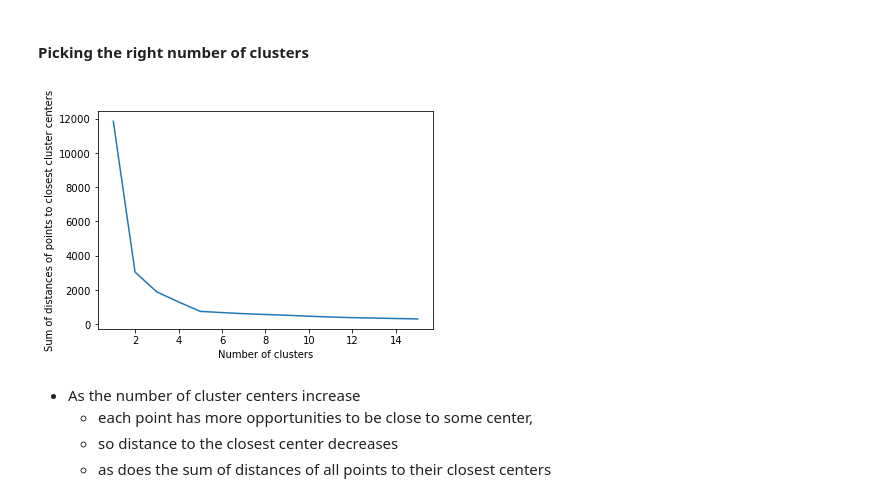
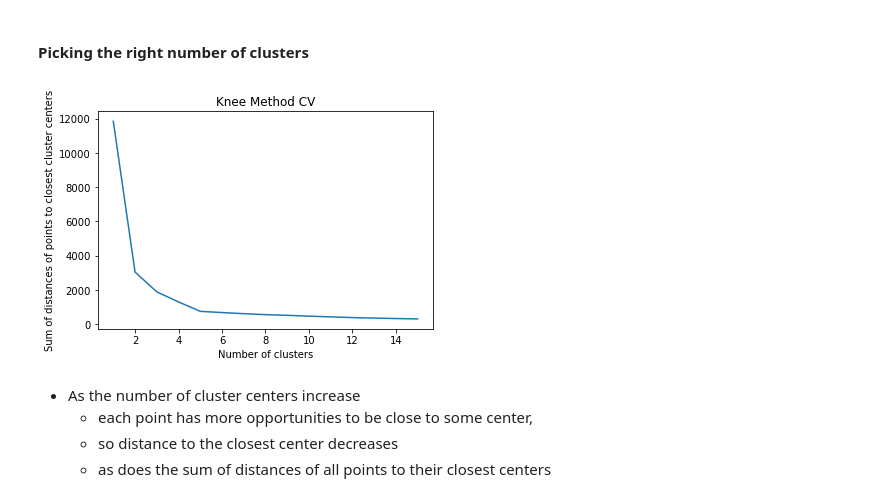
Before and after one commit to rohitashwachaks/MIS-S381N, a Jupyter notebook: Notebooks/Clustering 1 K-Means.ipynb, the cells around one changed output. Cells and saved outputs as stored; diff of their text form; code cells hidden in the pictures.

```diff
--- a/Notebooks/Clustering 1 K-Means.ipynb
+++ b/Notebooks/Clustering 1 K-Means.ipynb
@@ -97,15 +97,16 @@ As expected, it merges some clusters.
 # %%
 sum_of_distances = {}
 for num_clusters in range(1,16):
     kmeans = KMeans(n_clusters=num_clusters, random_state=1)
     kmeans.fit(X)
     sum_of_distances[num_clusters] = kmeans.inertia_
 Series(sum_of_distances).sort_index().plot()
 xlabel('Number of clusters')
 ylabel('Sum of distances of points to closest cluster centers')
+title("Knee Method CV")
 savefig('Clustering_1_data/inertia.png')
 # %% [output]
-[figure, old version]
+[figure, new version]
 # %% [markdown]
 * As the number of cluster centers increase
     * each point has more opportunities to be close to some center,
```
Also changed, not shown: parts of 6 cells of this notebook, 8 other files.
